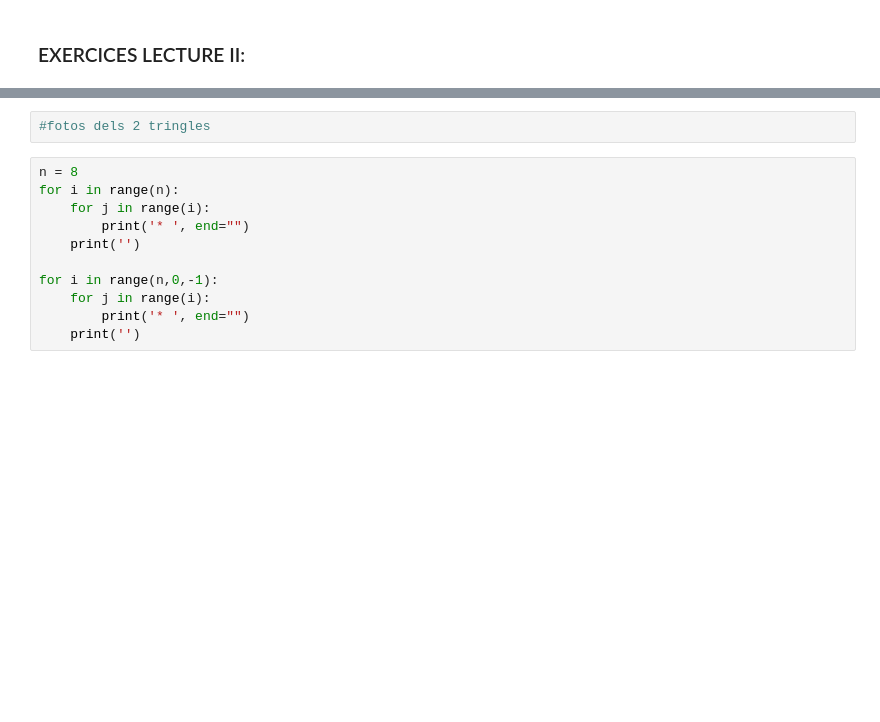
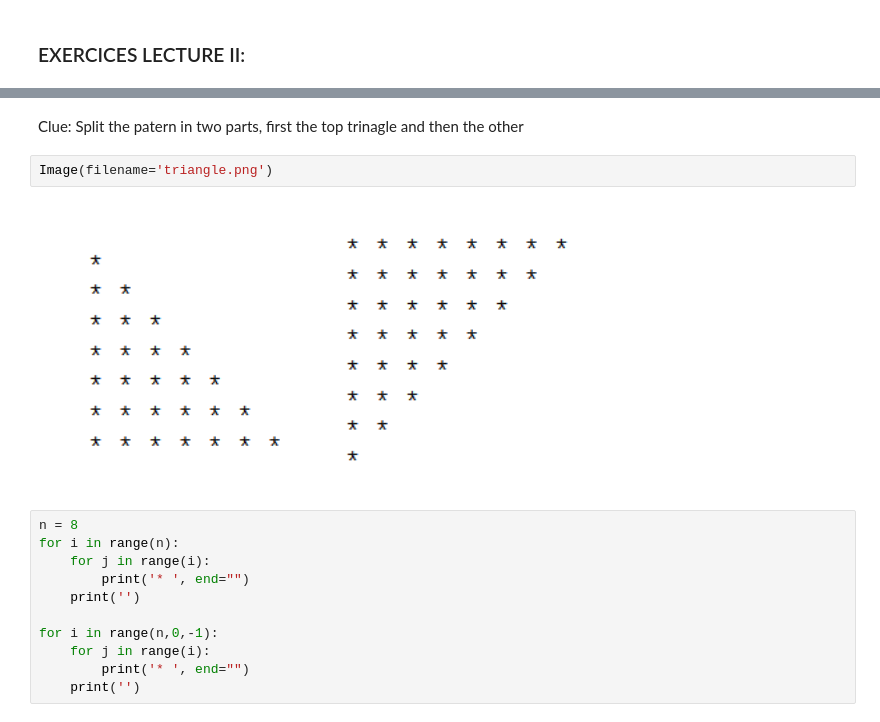
Before and after one commit to LLACorp/Python-Course-for-Scientific-Programming, a Jupyter notebook: EXERCISES/Exercises_Lecture_02.ipynb, the cells around one changed output, grey strips where cells are left out. Saved outputs shown, nothing was run; the diff lists cells and outputs as text; blank space fills up the shorter version.

```diff
--- a/EXERCISES/Exercises_Lecture_02.ipynb
+++ b/EXERCISES/Exercises_Lecture_02.ipynb
@@ -43,5 +45,9 @@ Pista 2: Separar el dibuix en 2 parts, primer fer el triangle superior i posteri
-# %%
-#fotos dels 2 tringles
+# %% [markdown]
+Clue: Split the patern in two parts, first the top trinagle and then the other
+# %%
+Image(filename='triangle.png')
+# %% [output]
+[figure, added]
 # %%
 n = 8
 for i in range(n):
```
Also changed, not shown: parts of 28 cells of this notebook, 2 other files.
